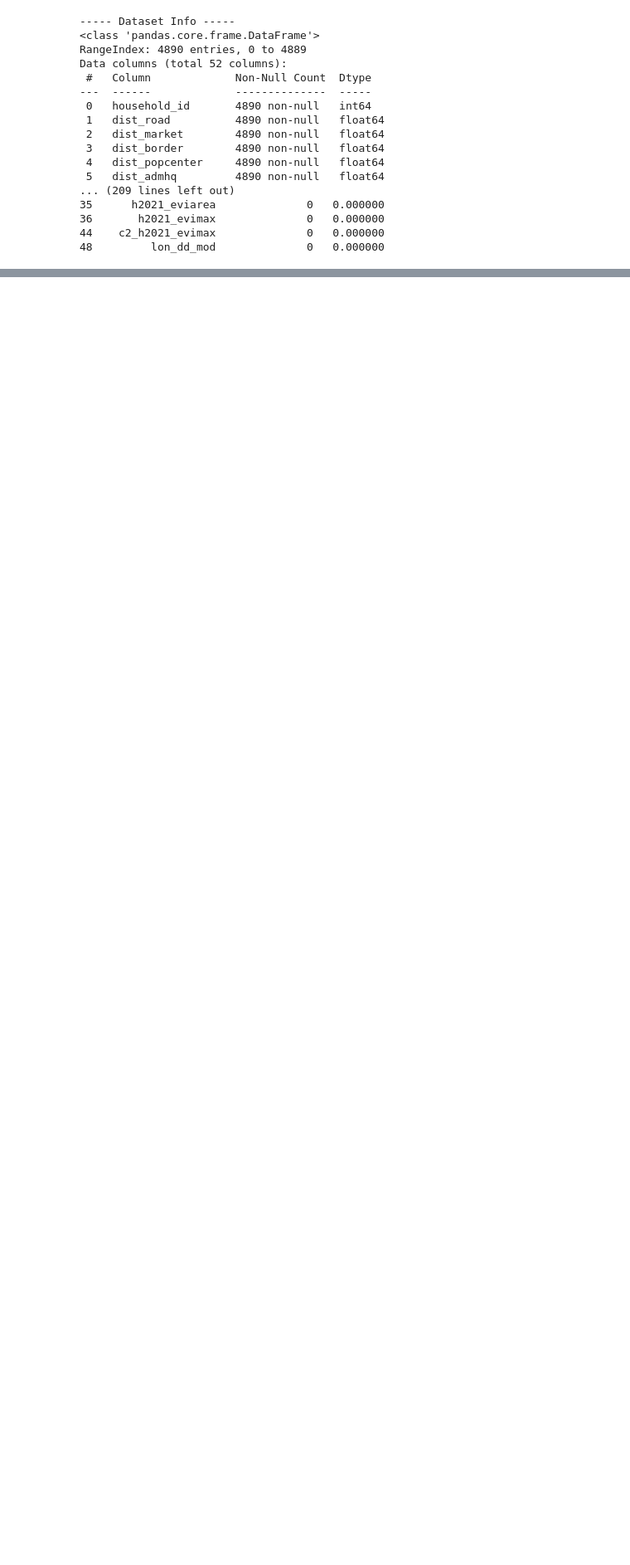
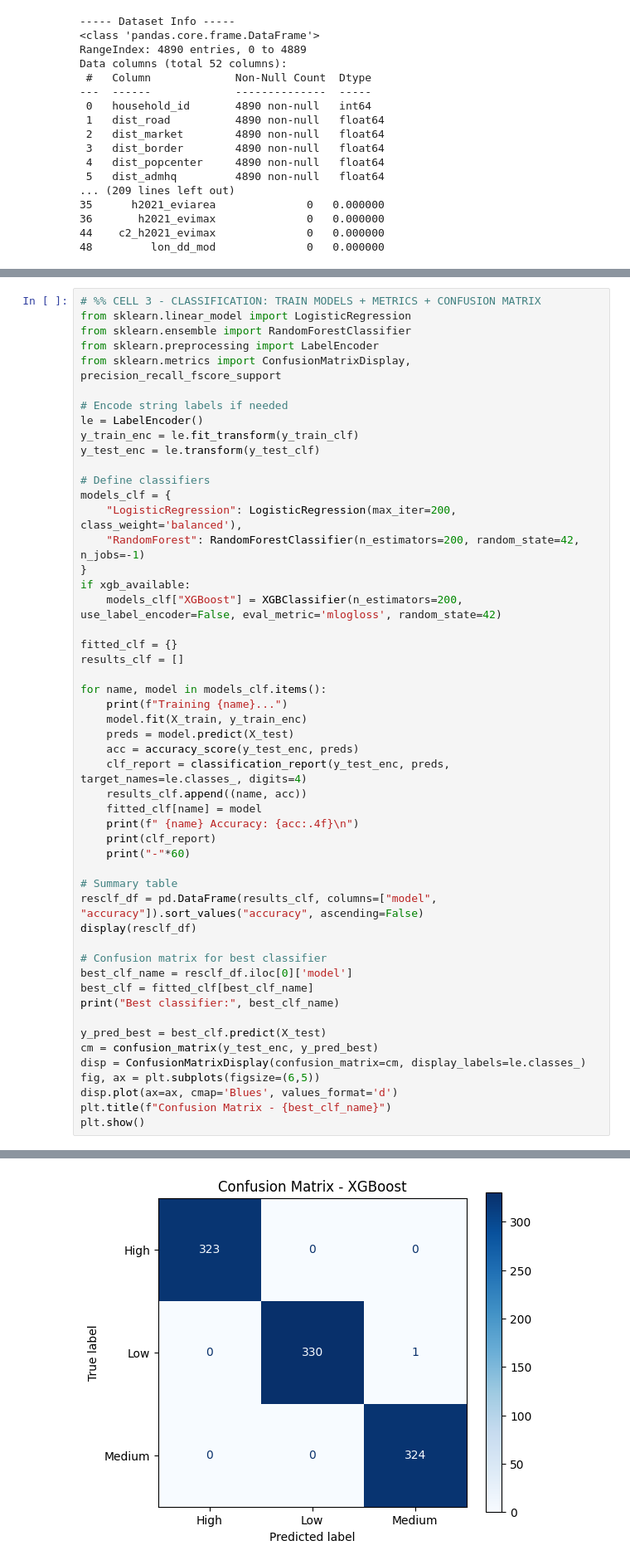
Before and after one commit to birhanumoges/Household-Accessibility-ML-Analysis, a Jupyter notebook: Analysis_notebooks/data_preprocessing.ipynb, the cells around one changed output, grey strips where cells are left out. Shown at 83% size. Cells and saved outputs as stored; diff of their text form; blank space fills up the shorter version.

```diff
--- a/Analysis_notebooks/data_preprocessing.ipynb
+++ b/Analysis_notebooks/data_preprocessing.ipynb
@@ -382,0 +508,52 @@ Top correlated features:
+# %%
+# %% CELL 3 - CLASSIFICATION: TRAIN MODELS + METRICS + CONFUSION MATRIX
+from sklearn.linear_model import LogisticRegression
+from sklearn.ensemble import RandomForestClassifier
+from sklearn.preprocessing import LabelEncoder
+from sklearn.metrics import ConfusionMatrixDisplay, precision_recall_fscore_support
+
+# Encode string labels if needed
+le = LabelEncoder()
+y_train_enc = le.fit_transform(y_train_clf)
+y_test_enc = le.transform(y_test_clf)
+
+# Define classifiers
+models_clf = {
+    "LogisticRegression": LogisticRegression(max_iter=200, class_weight='balanced'),
+    "RandomForest": RandomForestClassifier(n_estimators=200, random_state=42, n_jobs=-1)
+}
+if xgb_available:
+    models_clf["XGBoost"] = XGBClassifier(n_estimators=200, use_label_encoder=False, eval_metric='mlogloss', random_state=42)
+
+fitted_clf = {}
+results_clf = []
+
+for name, model in models_clf.items():
+    print(f"Training {name}...")
+    model.fit(X_train, y_train_enc)
+    preds = model.predict(X_test)
+    acc = accuracy_score(y_test_enc, preds)
+    clf_report = classification_report(y_test_enc, preds, target_names=le.classes_, digits=4)
+    results_clf.append((name, acc))
+    fitted_clf[name] = model
+    print(f" {name} Accuracy: {acc:.4f}\n")
+    print(clf_report)
+    print("-"*60)
+
+# Summary table
+resclf_df = pd.DataFrame(results_clf, columns=["model", "accuracy"]).sort_values("accuracy", ascending=False)
+display(resclf_df)
+
+# Confusion matrix for best classifier
+best_clf_name = resclf_df.iloc[0]['model']
+best_clf = fitted_clf[best_clf_name]
+print("Best classifier:", best_clf_name)
+
+y_pred_best = best_clf.predict(X_test)
+cm = confusion_matrix(y_test_enc, y_pred_best)
+disp = ConfusionMatrixDisplay(confusion_matrix=cm, display_labels=le.classes_)
+fig, ax = plt.subplots(figsize=(6,5))
+disp.plot(ax=ax, cmap='Blues', values_format='d')
+plt.title(f"Confusion Matrix - {best_clf_name}")
+plt.show()
+# %% [output]
@@ -382,0 +582 @@ Top correlated features:
+[figure, added]
```
Also changed, not shown: parts of 7 cells of this notebook.
